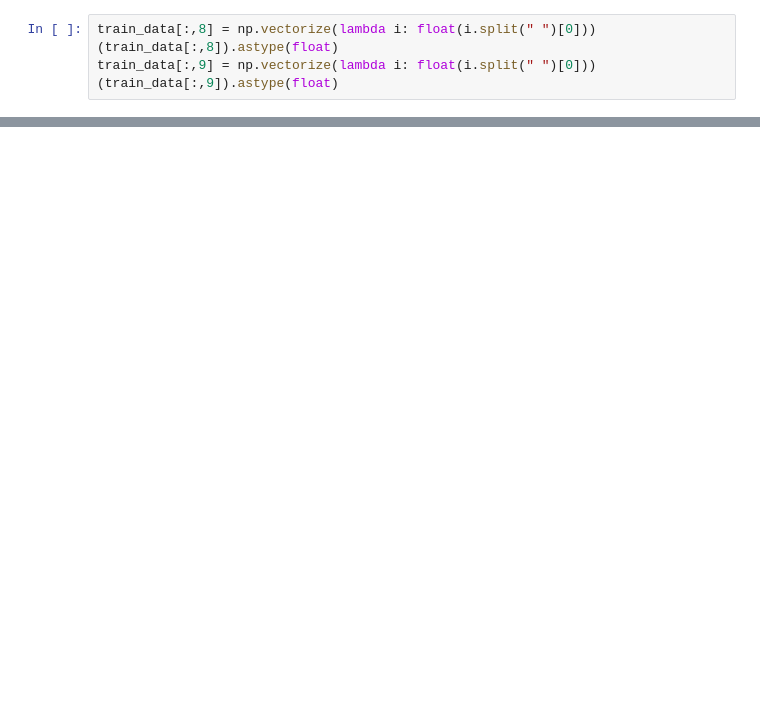
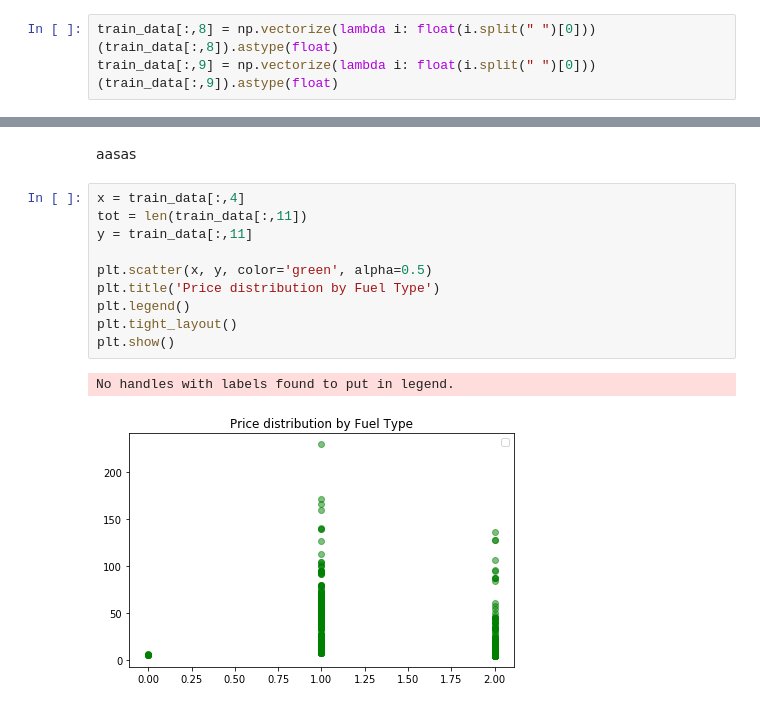
Before and after one commit to valid22/ML-1-12B13, a Jupyter notebook: main.ipynb, the cells around one changed output, grey strips where cells are left out. Drawn from its saved outputs; the diff is of its cells as text; blank space fills up the shorter version.

```diff
--- a/main.ipynb
+++ b/main.ipynb
@@ -73,0 +126,15 @@ train_data[:,9] = np.vectorize(lambda i: float(i.split(" ")[0]))(train_data[:,9]
+# %% [markdown]
+aasas
+# %%
+x = train_data[:,4]
+tot = len(train_data[:,11])
+y = train_data[:,11]
+
+plt.scatter(x, y, color='green', alpha=0.5)
+plt.title('Price distribution by Fuel Type')
+plt.legend()
+plt.tight_layout()
+plt.show()
+# %% [output]
+No handles with labels found to put in legend.
+[figure, added]
```
Also changed, not shown: parts of 21 cells of this notebook.
